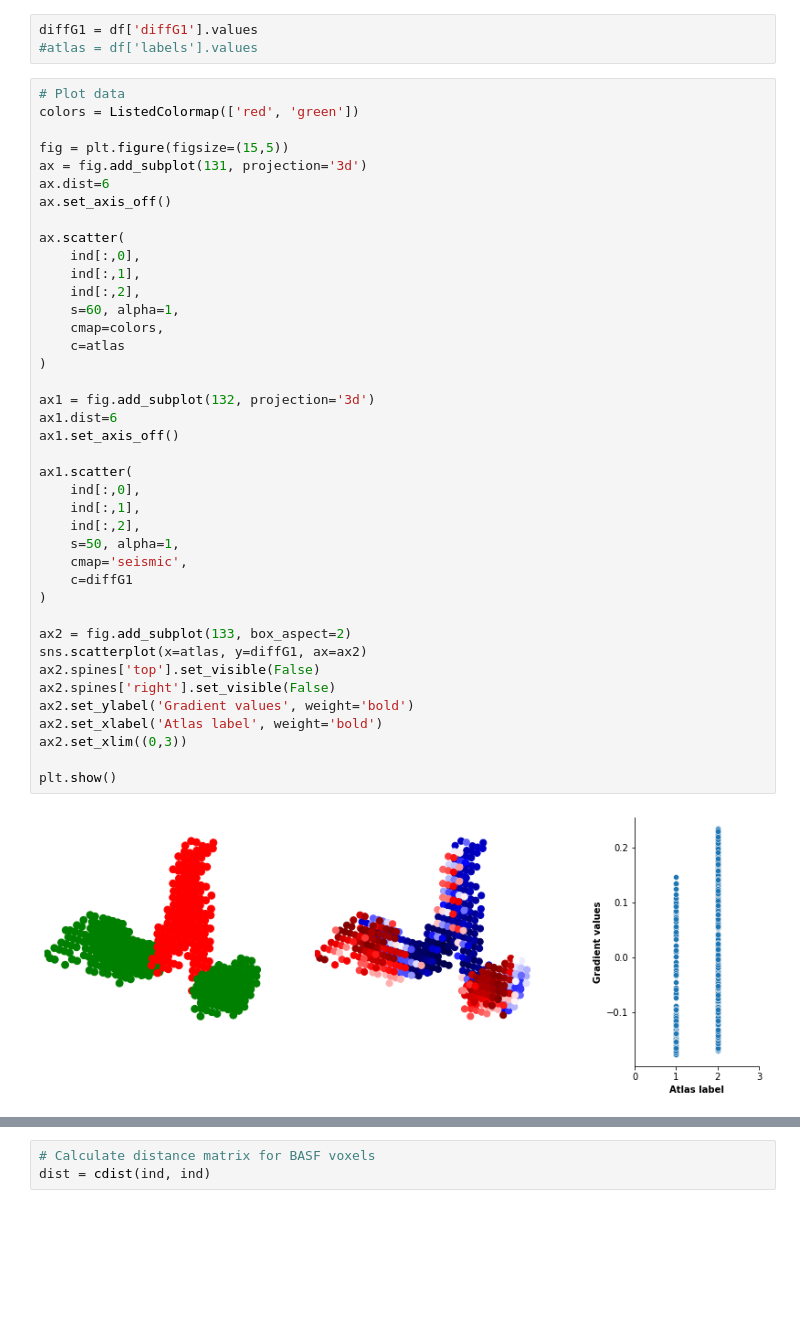
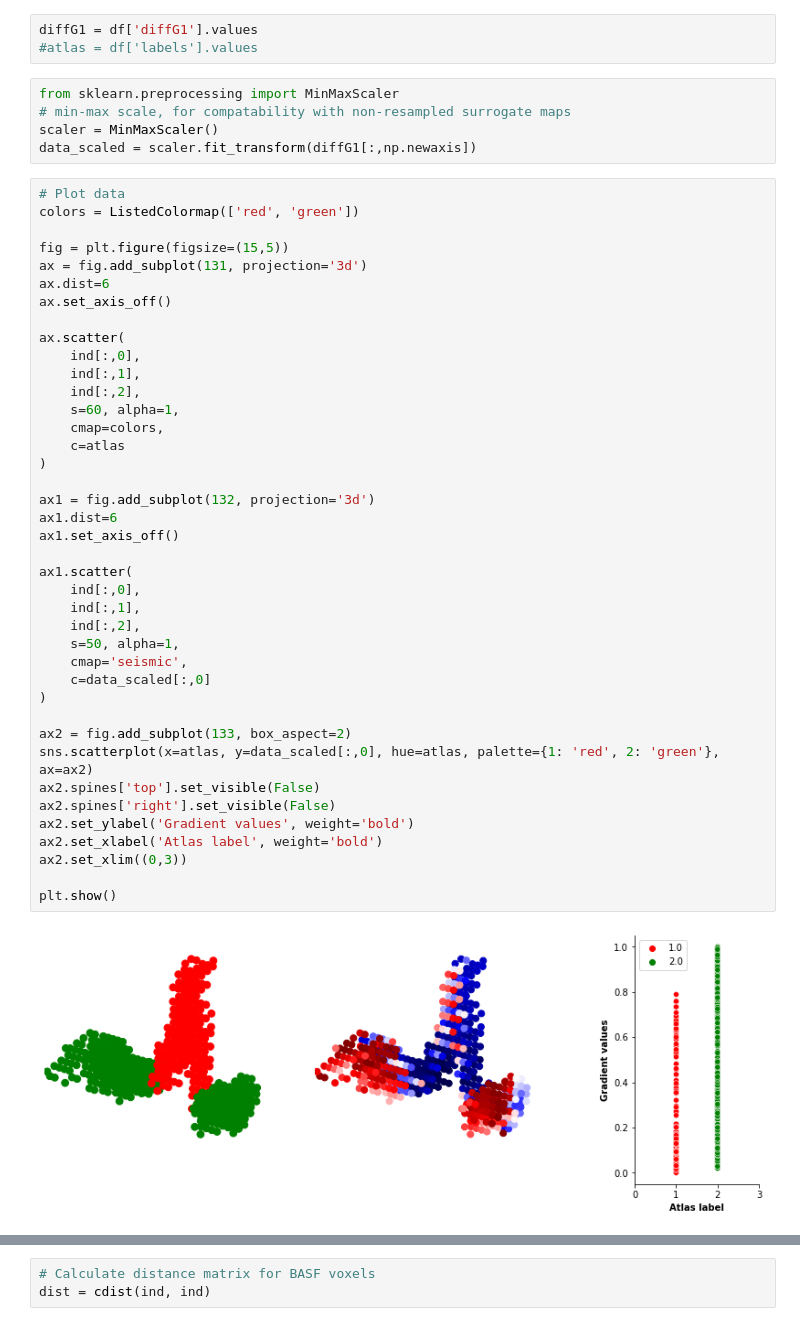
Before and after one commit to sudesnac/HumanBF-Connectivity, a Jupyter notebook: notebook/Diff_7Tsubj_gradients.ipynb, the cells around one changed output, grey strips where cells are left out. Cells and saved outputs as stored; diff of their text form; blank space fills up the shorter version.

```diff
--- a/notebook/Diff_7Tsubj_gradients.ipynb
+++ b/notebook/Diff_7Tsubj_gradients.ipynb
@@ -504,6 +518,11 @@ df.head(5)
 # %%
 diffG1 = df['diffG1'].values
 #atlas = df['labels'].values
+# %%
+from sklearn.preprocessing import MinMaxScaler
+# min-max scale, for compatability with non-resampled surrogate maps
+scaler = MinMaxScaler()
+data_scaled = scaler.fit_transform(diffG1[:,np.newaxis])
 # %%
 # Plot data
 colors = ListedColormap(['red', 'green'])
@@ -516,33 +535,33 @@ ax.set_axis_off()
 ax.scatter(
     ind[:,0],
     ind[:,1],
     ind[:,2],
     s=60, alpha=1,
     cmap=colors,
     c=atlas
 )
 
 ax1 = fig.add_subplot(132, projection='3d')
 ax1.dist=6
 ax1.set_axis_off()
 
 ax1.scatter(
     ind[:,0],
     ind[:,1],
     ind[:,2],
     s=50, alpha=1,
     cmap='seismic',
-    c=diffG1
+    c=data_scaled[:,0]
 )
 
 ax2 = fig.add_subplot(133, box_aspect=2)
-sns.scatterplot(x=atlas, y=diffG1, ax=ax2)
+sns.scatterplot(x=atlas, y=data_scaled[:,0], hue=atlas, palette={1: 'red', 2: 'green'}, ax=ax2)
 ax2.spines['top'].set_visible(False)
 ax2.spines['right'].set_visible(False)
 ax2.set_ylabel('Gradient values', weight='bold')
 ax2.set_xlabel('Atlas label', weight='bold')
 ax2.set_xlim((0,3))
 
 plt.show()
 # %% [output]
-[figure, old version]
+[figure, new version]
```
Also changed, not shown: parts of 61 cells of this notebook, 18 other files.
